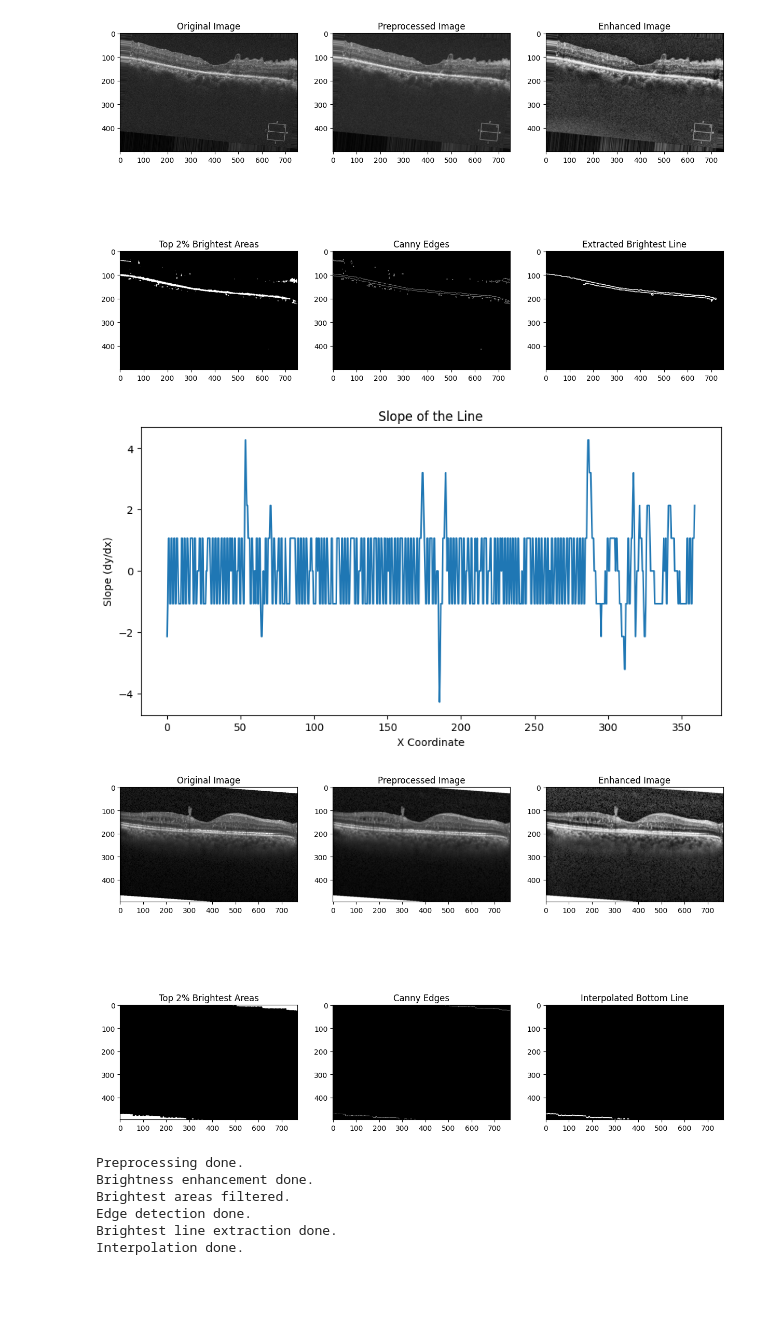
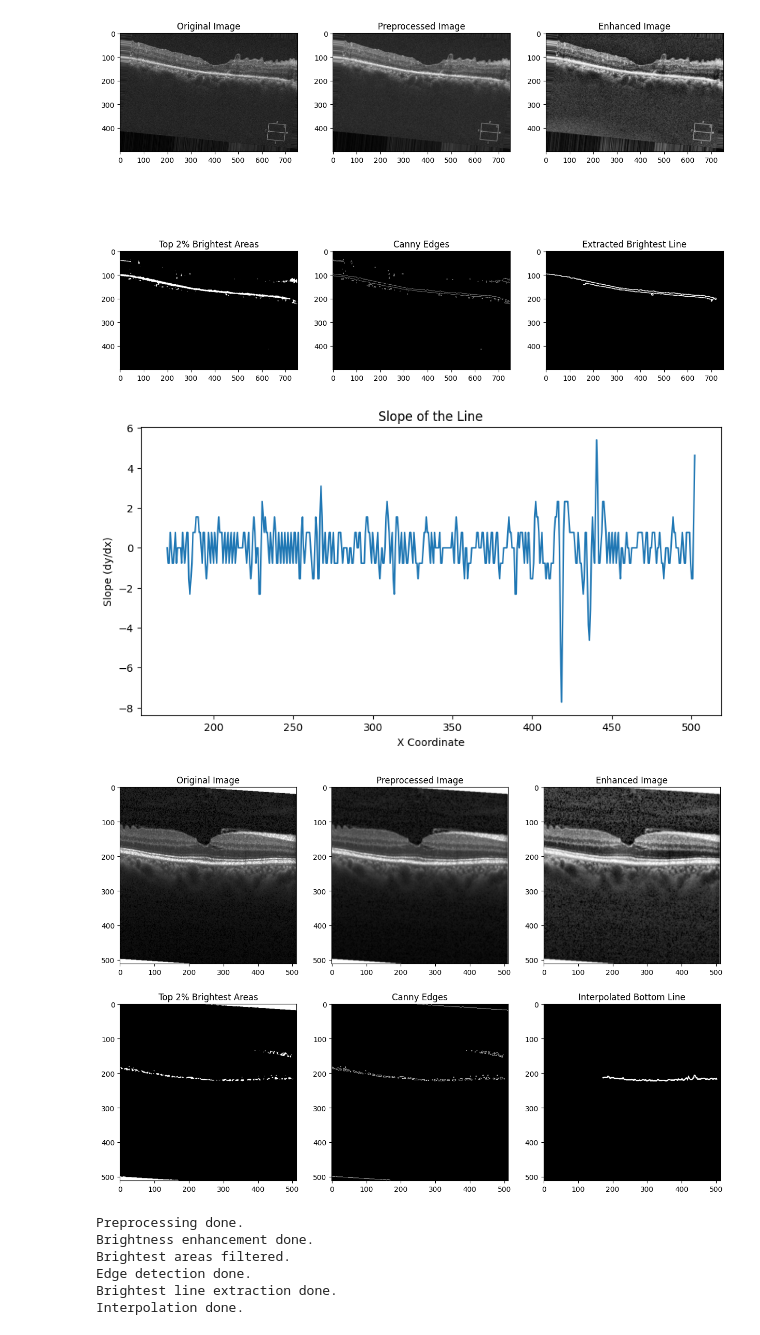
Before and after one commit to ammaster10s/Year2, a Jupyter notebook: .Research/Rpe.ipynb, the cells around one changed output. Cells and saved outputs as stored; diff of their text form; code cells hidden in the pictures; blank space fills up the shorter version.

```diff
--- a/.Research/Rpe.ipynb
+++ b/.Research/Rpe.ipynb
@@ -321,6 +321,15 @@ def calculate_and_plot_slope(x, y):
 
 # Main function
 def main(image_path):
+    """
+    Perform image processing and analysis on the given image.
+
+    Parameters:
+    image_path (str): The path to the input image file.
+
+    Returns:
+    None
+    """
     # Preprocess the image
     original_image, preprocessed_image = preprocess_image(image_path)
 
@@ -333,36 +342,36 @@ def main(image_path):
     # Detect edges
     edges = detect_edges(brightest_areas)
 
     # Extract and interpolate the bottom points
     interpolated_line_image, x_new, y_new = extract_and_interpolate_bottom_points(edges, preprocessed_image.shape)
 
     # Calculate and plot the slope
     if x_new is not None and y_new is not None:
         calculate_and_plot_slope(x_new, y_new)
 
     # Display all steps
     fig, axs = plt.subplots(2, 3, figsize=(15, 10))
     axs[0, 0].imshow(original_image, cmap='gray')
     axs[0, 0].set_title('Original Image')
     axs[0, 1].imshow(preprocessed_image, cmap='gray')
     axs[0, 1].set_title('Preprocessed Image')
     axs[0, 2].imshow(enhanced_image, cmap='gray')
     axs[0, 2].set_title('Enhanced Image')
     axs[1, 0].imshow(brightest_areas, cmap='gray')
     axs[1, 0].set_title('Top 2% Brightest Areas')
     axs[1, 1].imshow(edges, cmap='gray')
     axs[1, 1].set_title('Canny Edges')
     axs[1, 2].imshow(interpolated_line_image, cmap='gray')
     axs[1, 2].set_title('Interpolated Bottom Line')
     plt.show()
 
 # Path to the uploaded image
-image_path = '/Users/ammaster10/Documents/Github/Year2/.Research/Data/img_08.jpeg'
+image_path = '/Users/ammaster10/Documents/Github/Year2/.Research/Data/img_10.jpeg'
 
 main(image_path)
 # %% [output]
-[figure, old version]
+[figure, new version]
-[figure, old version]
+[figure, new version]
 # %%
 import cv2
 import numpy as np
```
Also changed, not shown: 4 other files.
